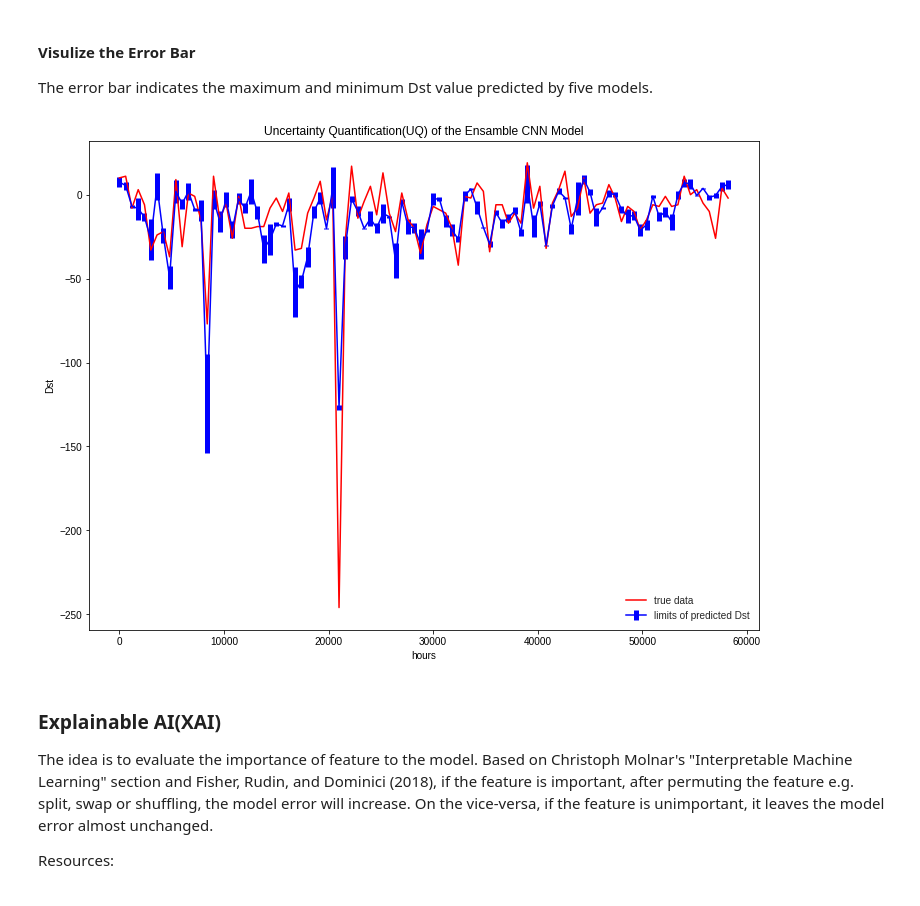
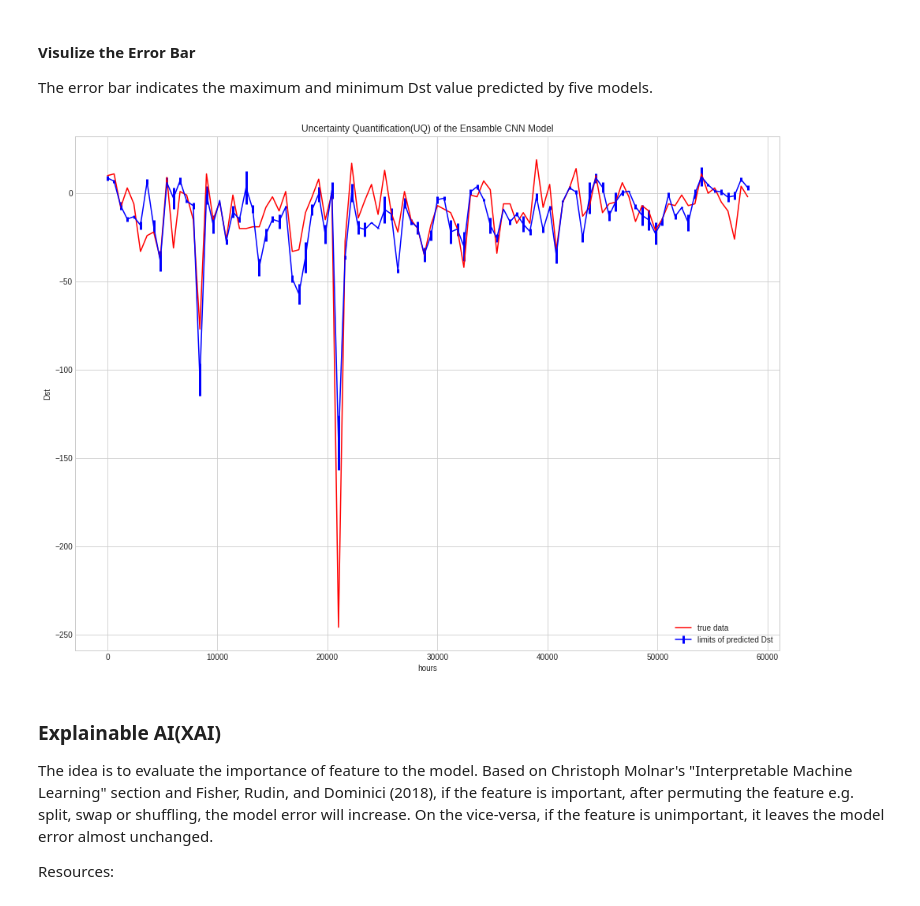
Before and after one commit to ai2es/tai4es-trustathon-2022, a Jupyter notebook: space/magnet_cnn_tutorial.ipynb, the cells around one changed output. Drawn from its saved outputs; the diff is of its cells as text; code cells hidden in the pictures.

Commit message:
Fix the formula for errorbar of UQ

```diff
--- a/space/magnet_cnn_tutorial.ipynb
+++ b/space/magnet_cnn_tutorial.ipynb
@@ -970,16 +974,16 @@ The final model is an ensemble of 5 models with the same structure, trained on d
 In our case, the size of ensamble is various in each time steps. The larger the peak intends to have the larger spreads.
 # %%
 # define the function for selecting the max and min difference based in each time steps for each five models
-def creat_model_uncertainty_array(N: int, predictions_set: List, ave_predictions_set: List):
+def creat_model_uncertainty_array(N: int, predictions_set: List):
     uncertainty = []
-    # Move in every time step
+    M = len(predictions_set)
+    time_steps = [0] * M
+
     for j in range(N):
-        tmp_arr = []
-        for i in range(len(predictions_set)):
-          # Caculate the difference between average Dst
-            tmp_arr.append(predictions_set[i][j] - ave_predictions_set[j])
-        max_val = np.max(tmp_arr)
-        min_val = np.min(tmp_arr)
+        for i in range(M):
+            time_steps[i] = predictions_set[i][j]
+        max_val = max(time_steps)
+        min_val = min(time_steps)
         uncertainty.append(max_val - min_val)
 
     return uncertainty
@@ -1010,14 +1014,13 @@ def select_by_freq(true_dst: np.ndarray, predict_dst: np.ndarray, uncertainty: L
 # define the function to plot Errorbar for each model
 def plot_ErrorBar(true_dst: np.ndarray, predict_dst: np.ndarray, uncertainty: List, freq: int):
 
-    plt.figure(figsize=(12, 9))
+    plt.figure(figsize=(16, 12))
 
     time, true, pred, predErr = select_by_freq(true_dst, predict_dst, uncertainty, freq)
 
     plt.plot(time, true, color="r", label="true data")
-    plt.errorbar(time, pred, predErr, color="b", label="limits of predicted Dst", elinewidth = 5)
+    plt.errorbar(time, pred, predErr, color="b", label="limits of predicted Dst", elinewidth = 3)
 
-    plt.style.use('seaborn-whitegrid')
     plt.title("Uncertainty Quantification(UQ) of the Ensamble CNN Model")
     plt.legend(loc='lower right')
     plt.xlabel("hours")
@@ -1029,14 +1032,15 @@ The error bar indicates the maximum and minimum Dst value predicted by five mode
 # %%
 # plot the limits for the prediction model
 N = len(predictions)
-t0_uncern = creat_model_uncertainty_array(N, t0_predictions_set, predictions["prediction_t"].values)
+
+t0_uncern = creat_model_uncertainty_array(N, t0_predictions_set)
 time_arr = dst_test["timedelta"].values
 
 # Assign the number of frequency to plot the error bar.
 freq = 600
 plot_ErrorBar(dst_test_1_min["dst"].values, dst_test_1_min["prediction_t"].values, t0_uncern, freq)
 # %% [output]
-[figure, old version]
+[figure, new version]
 # %% [markdown]
 ### Explainable AI(XAI)
 
```
Also changed, not shown: parts of 3 cells of this notebook.
